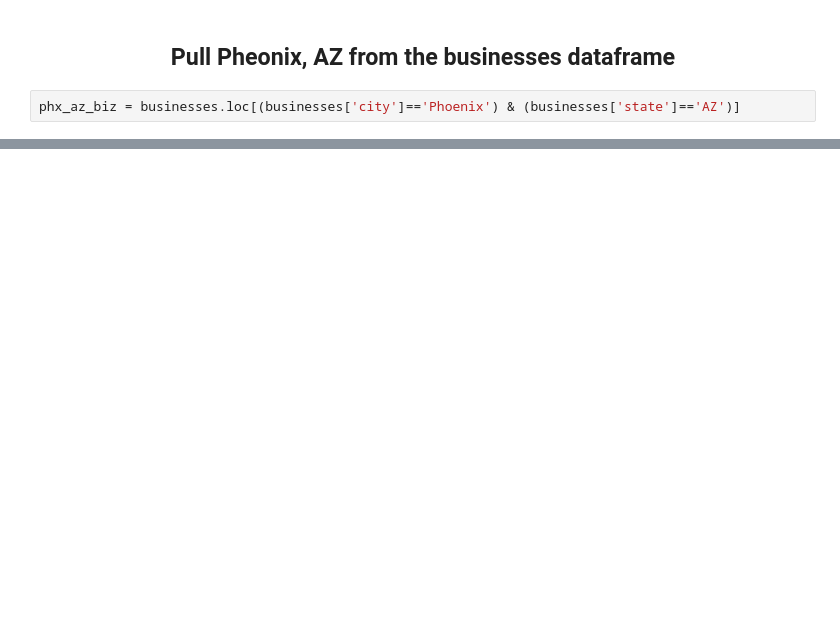
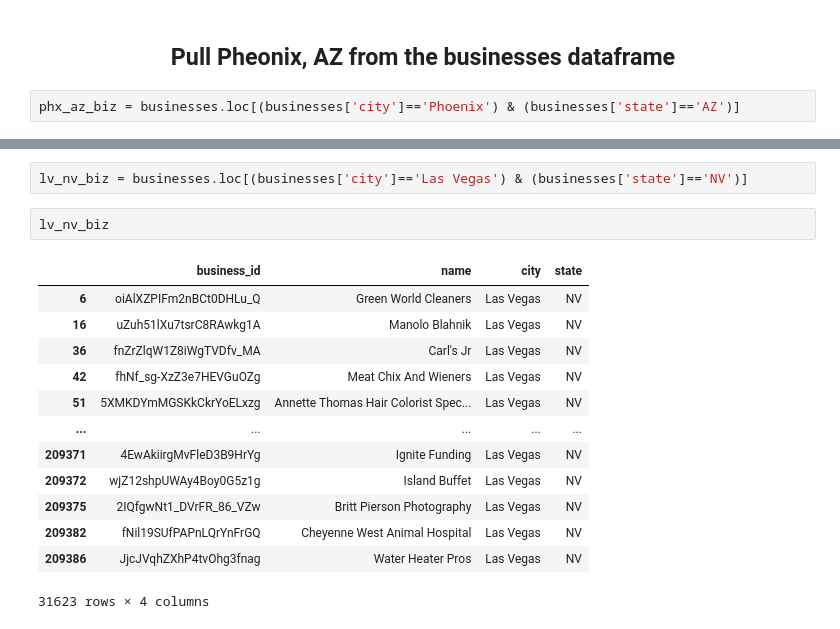
Before and after one commit to egitit/Yelp_Business_Check-ins_and_The-Weather, a Jupyter notebook: yelp_checkin_eda.ipynb, the cells around one changed output, grey strips where cells are left out. Drawn from its saved outputs; the diff is of its cells as text; blank space fills up the shorter version.

```diff
--- a/yelp_checkin_eda.ipynb
+++ b/yelp_checkin_eda.ipynb
@@ -215,0 +254,18 @@ phx_az_biz
+# %%
+lv_nv_biz = businesses.loc[(businesses['city']=='Las Vegas') & (businesses['state']=='NV')]
+# %%
+lv_nv_biz
+# %% [output]
+|  | business_id | name | city | state |
+| 6 | oiAlXZPIFm2nBCt0DHLu_Q | Green World Cleaners | Las Vegas | NV |
+| 16 | uZuh51lXu7tsrC8RAwkg1A | Manolo Blahnik | Las Vegas | NV |
+| 36 | fnZrZlqW1Z8iWgTVDfv_MA | Carl's Jr | Las Vegas | NV |
+| 42 | fhNf_sg-XzZ3e7HEVGuOZg | Meat Chix And Wieners | Las Vegas | NV |
+| 51 | 5XMKDYmMGSKkCkrYoELxzg | Annette Thomas Hair Colorist Spec... | Las Vegas | NV |
+| ... | ... | ... | ... | ... |
+| 209371 | 4EwAkiirgMvFleD3B9HrYg | Ignite Funding | Las Vegas | NV |
+| 209372 | wjZ12shpUWAy4Boy0G5z1g | Island Buffet | Las Vegas | NV |
+| 209375 | 2IQfgwNt1_DVrFR_86_VZw | Britt Pierson Photography | Las Vegas | NV |
+| 209382 | fNil19SUfPAPnLQrYnFrGQ | Cheyenne West Animal Hospital | Las Vegas | NV |
+| 209386 | JjcJVqhZXhP4tvOhg3fnag | Water Heater Pros | Las Vegas | NV |
+31623 rows × 4 columns
```
Also changed, not shown: parts of 12 cells of this notebook.
